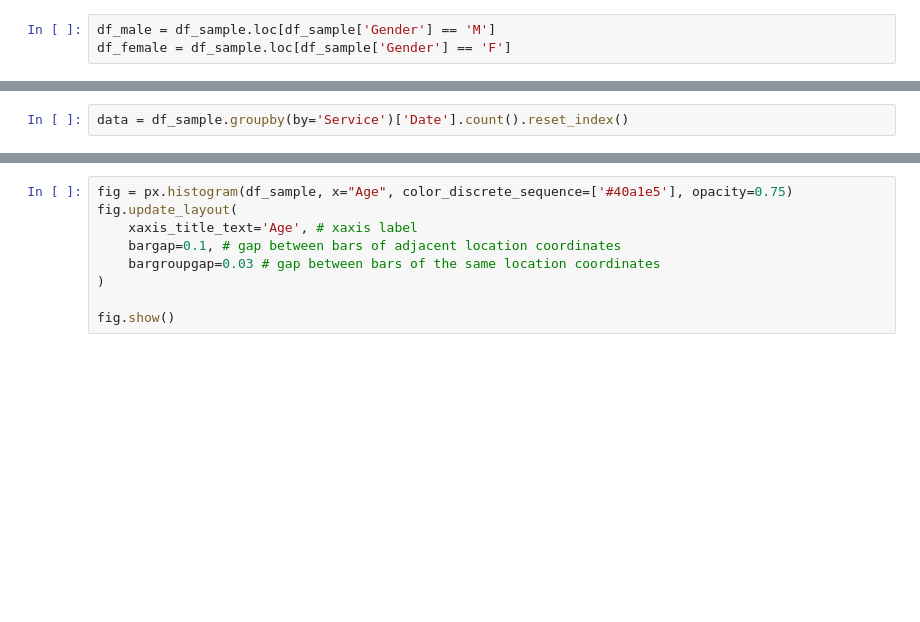
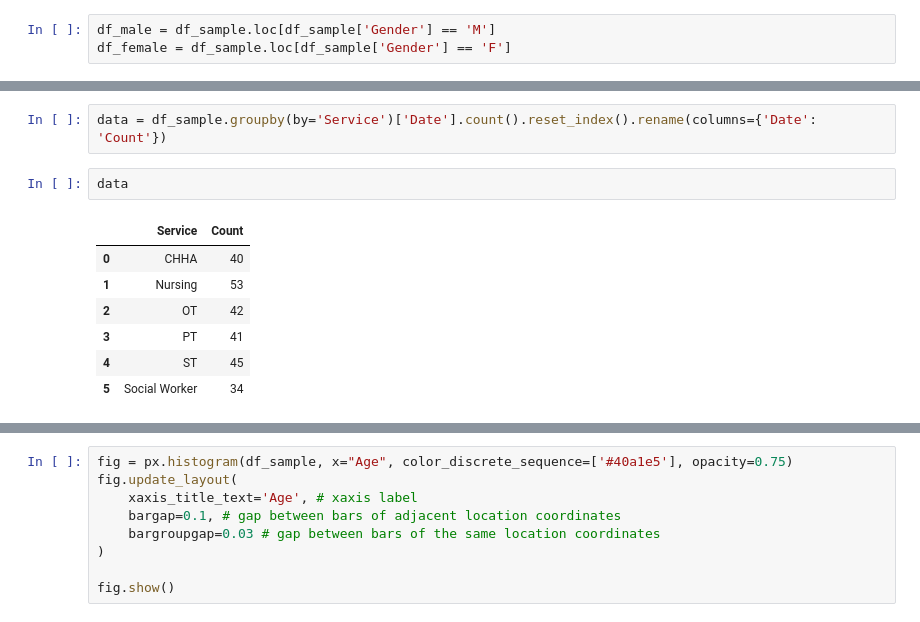
Before and after one commit to MSDS698/2021-product-analytics-group-project-group_2_haoma, a Jupyter notebook: code/backend/Untitled.ipynb, the cells around one changed output, grey strips where cells are left out. Drawn from its saved outputs; the diff is of its cells as text; blank space fills up the shorter version.

```diff
--- a/code/backend/Untitled.ipynb
+++ b/code/backend/Untitled.ipynb
@@ -61,5 +61,15 @@ fig.show()
 # %% [output]
 [interactive output not drawn]
 # %%
-data = df_sample.groupby(by='Service')['Date'].count().reset_index()
+data = df_sample.groupby(by='Service')['Date'].count().reset_index().rename(columns={'Date': 'Count'})
+# %%
+data
+# %% [output]
+|  | Service | Count |
+| 0 | CHHA | 40 |
+| 1 | Nursing | 53 |
+| 2 | OT | 42 |
+| 3 | PT | 41 |
+| 4 | ST | 45 |
+| 5 | Social Worker | 34 |
 # %%
```
Also changed, not shown: parts of 1 cell of this notebook, 3 other files.
